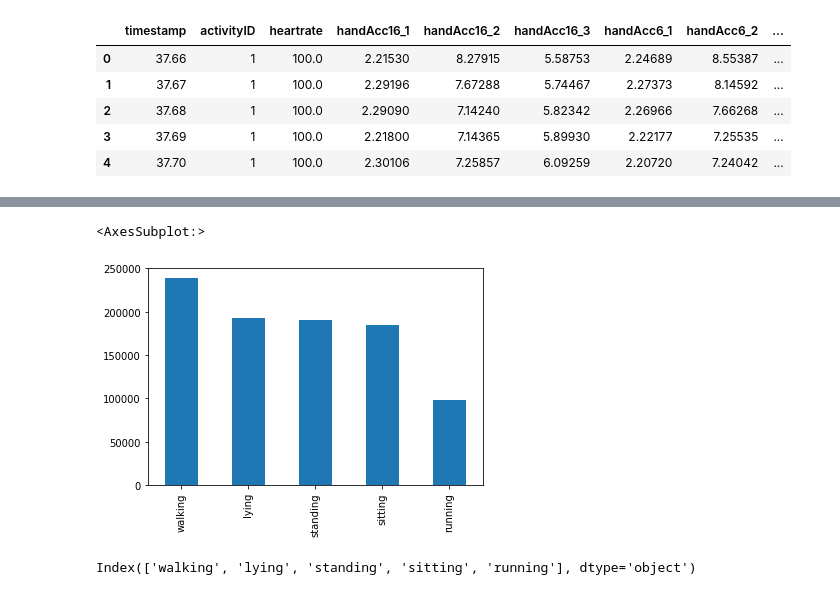
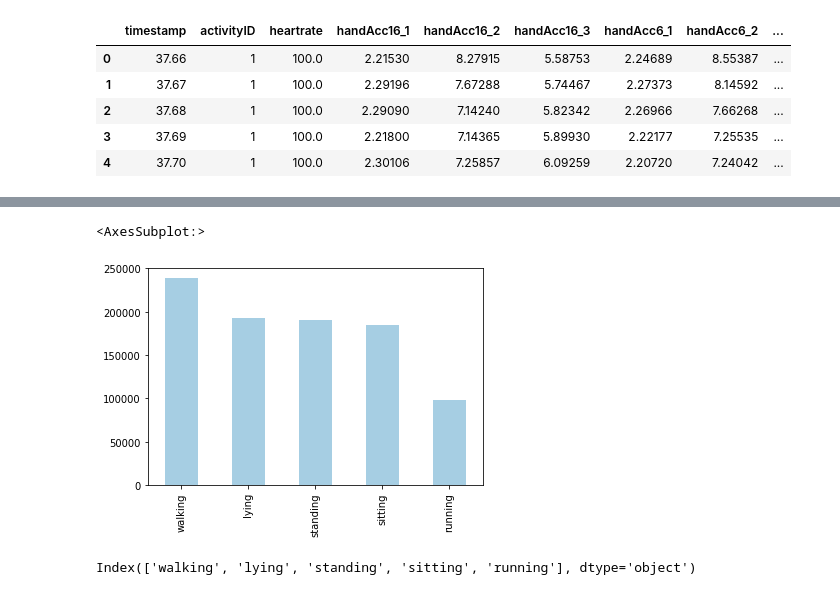
Before and after one commit to daniel620/GaitAnalysis-HAR, a Jupyter notebook: PAMAP2/src/preprocess.ipynb, the cells around one changed output, grey strips where cells are left out. Saved outputs shown, nothing was run; the diff lists cells and outputs as text; code cells hidden in the pictures.

Commit message:
Update preprocess.ipynb
Data distribution

```diff
--- a/PAMAP2/src/preprocess.ipynb
+++ b/PAMAP2/src/preprocess.ipynb
@@ -6,12 +6,15 @@ import seaborn as sns
 import os
 # %%
 # read data
-data=pd.read_csv('cleanedData.csv')
+# using PAMAP2 dataset
+raw_data_path = '../data/CleanedData.csv'
+data=pd.read_csv(raw_data_path)
 activityIDdict = {1: 'lying',
               2: 'sitting',
               3: 'standing',
               4: 'walking',
               5: 'running'}
+# add activity name
 data['activityName'] = data['activityID'].map(activityIDdict)
 print(data.shape)
 data.head()
@@ -46,11 +29,9 @@ memory usage: 117.3+ MB
 # %%
-from cProfile import label
-
-
-data['activityName'].value_counts().plot(kind='bar')
+# activity distribution
+data['activityName'].value_counts().plot(kind='bar',colormap='Paired',stacked=True)
 # %% [output]
 <AxesSubplot:>
-[figure, old version]
+[figure, new version]
 # %%
 Fs = 20
 activities = data['activityName'].value_counts().index
```
Also changed, not shown: parts of 1 cell of this notebook.
